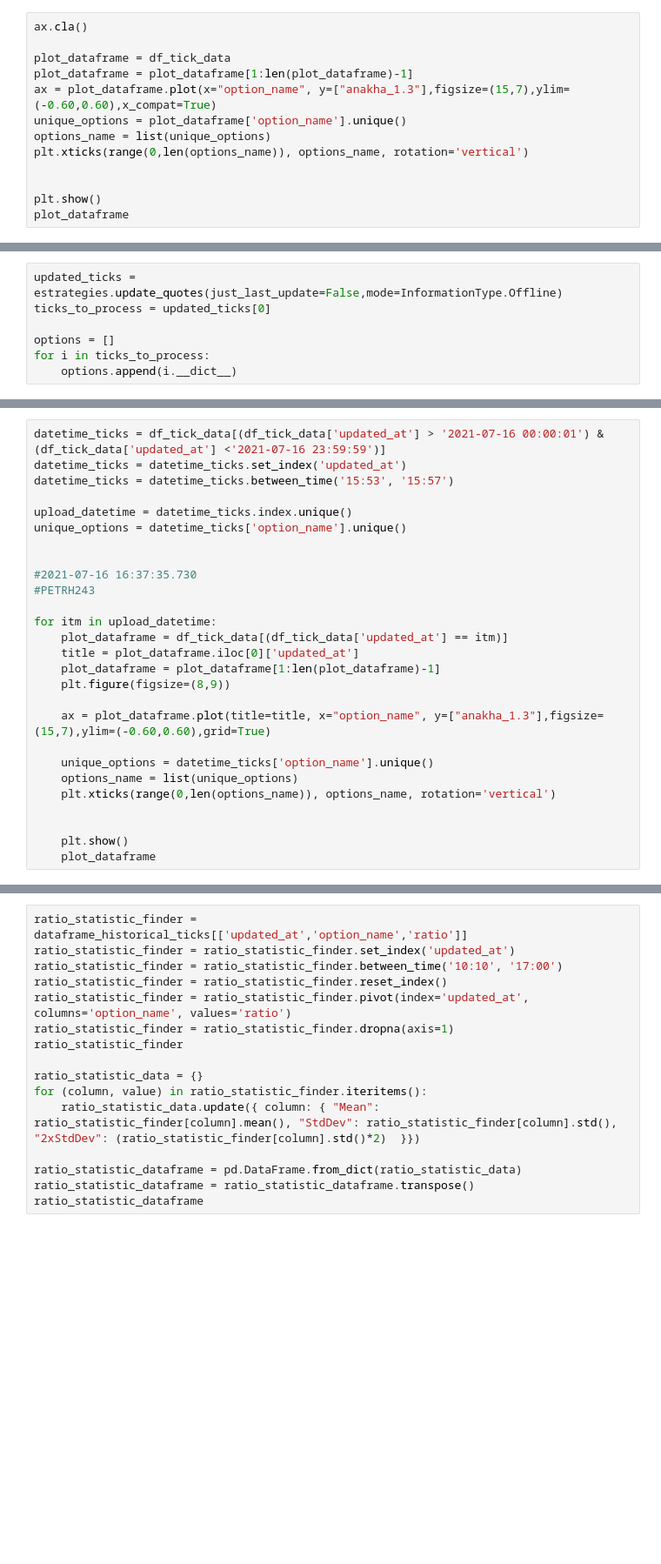
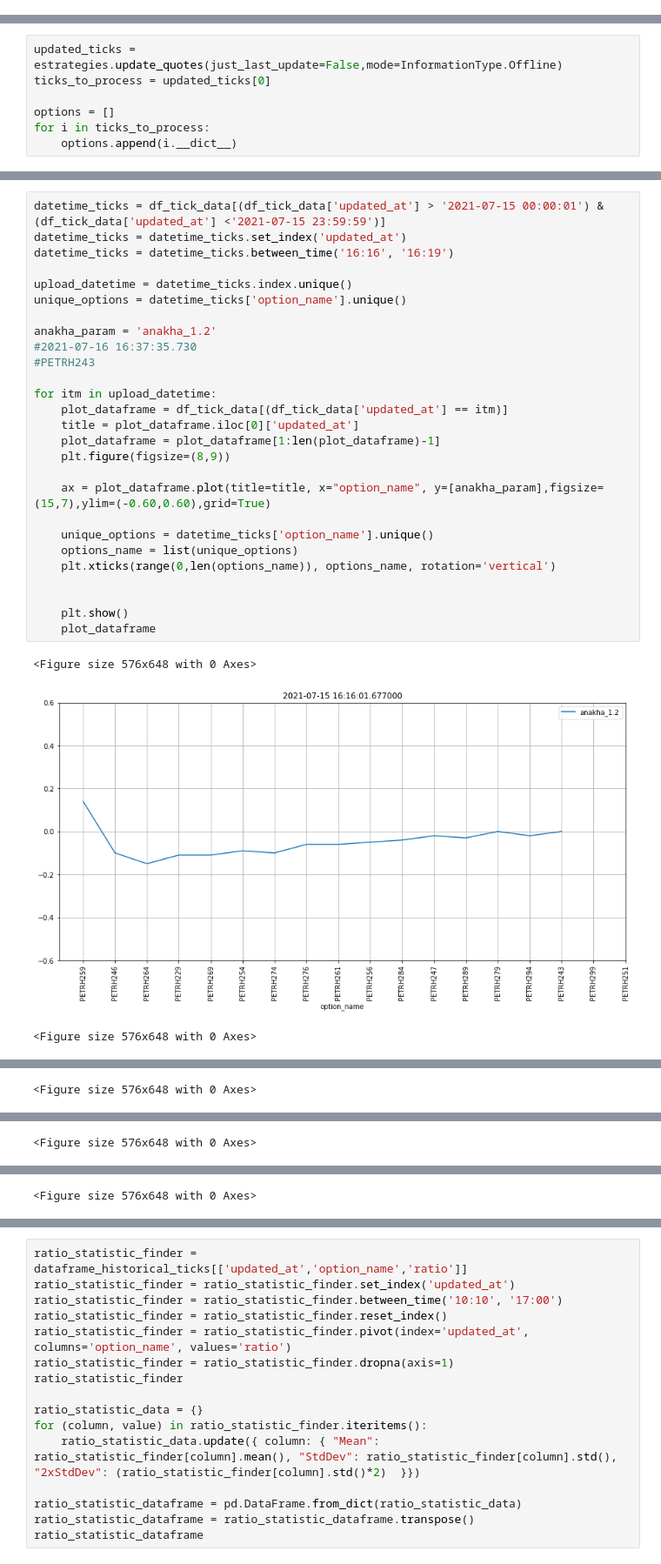
Before and after one commit to matewz/Stock_Options_Operation_Screener, a Jupyter notebook: OPTION - Statistics.ipynb, the cells around one changed output, grey strips where cells are left out. Shown: that part at 87% size. Drawn from its saved outputs; the diff is of its cells as text; blank space fills up the shorter version.

```diff
--- a/OPTION - Statistics.ipynb
+++ b/OPTION - Statistics.ipynb
@@ -59,13 +16,0 @@ plt.ylim(-2, 2)
-# %%
-ax.cla()
-
-plot_dataframe = df_tick_data
-plot_dataframe = plot_dataframe[1:len(plot_dataframe)-1]
-ax = plot_dataframe.plot(x="option_name", y=["anakha_1.3"],figsize=(15,7),ylim=(-0.60,0.60),x_compat=True)
-unique_options = plot_dataframe['option_name'].unique()
-options_name = list(unique_options)
-plt.xticks(range(0,len(options_name)), options_name, rotation='vertical')
-
-
-plt.show()
-plot_dataframe
@@ -167,27 +140,31 @@ orderned
 # %%
-datetime_ticks = df_tick_data[(df_tick_data['updated_at'] > '2021-07-16 00:00:01') & (df_tick_data['updated_at'] <'2021-07-16 23:59:59')]
+datetime_ticks = df_tick_data[(df_tick_data['updated_at'] > '2021-07-15 00:00:01') & (df_tick_data['updated_at'] <'2021-07-15 23:59:59')]
 datetime_ticks = datetime_ticks.set_index('updated_at')
-datetime_ticks = datetime_ticks.between_time('15:53', '15:57')
+datetime_ticks = datetime_ticks.between_time('16:16', '16:19')
 
 upload_datetime = datetime_ticks.index.unique()
 unique_options = datetime_ticks['option_name'].unique()
 
-
+anakha_param = 'anakha_1.2'
 #2021-07-16 16:37:35.730
 #PETRH243
 
 for itm in upload_datetime:
     plot_dataframe = df_tick_data[(df_tick_data['updated_at'] == itm)]
     title = plot_dataframe.iloc[0]['updated_at']
     plot_dataframe = plot_dataframe[1:len(plot_dataframe)-1]
     plt.figure(figsize=(8,9))
 
-    ax = plot_dataframe.plot(title=title, x="option_name", y=["anakha_1.3"],figsize=(15,7),ylim=(-0.60,0.60),grid=True)
+    ax = plot_dataframe.plot(title=title, x="option_name", y=[anakha_param],figsize=(15,7),ylim=(-0.60,0.60),grid=True)
 
     unique_options = datetime_ticks['option_name'].unique()
     options_name = list(unique_options)
     plt.xticks(range(0,len(options_name)), options_name, rotation='vertical')
 
 
     plt.show()
     plot_dataframe
+# %% [output]
+<Figure size 576x648 with 0 Axes>
+[figure, added]
+<Figure size 576x648 with 0 Axes>
@@ -193,0 +172 @@ for itm in upload_datetime:
+<Figure size 576x648 with 0 Axes>
@@ -193,0 +174 @@ for itm in upload_datetime:
+<Figure size 576x648 with 0 Axes>
@@ -193,0 +176 @@ for itm in upload_datetime:
+<Figure size 576x648 with 0 Axes>
```
Also changed, not shown: parts of 23 cells of this notebook, 2 other files.
